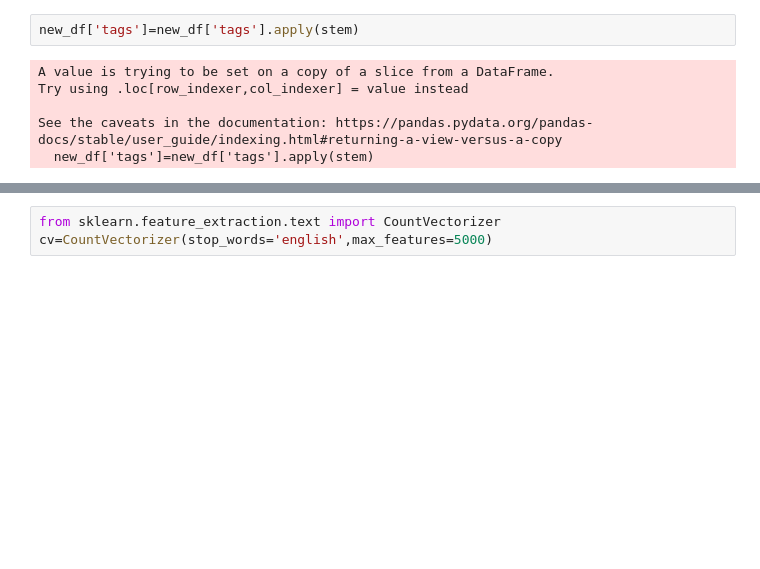
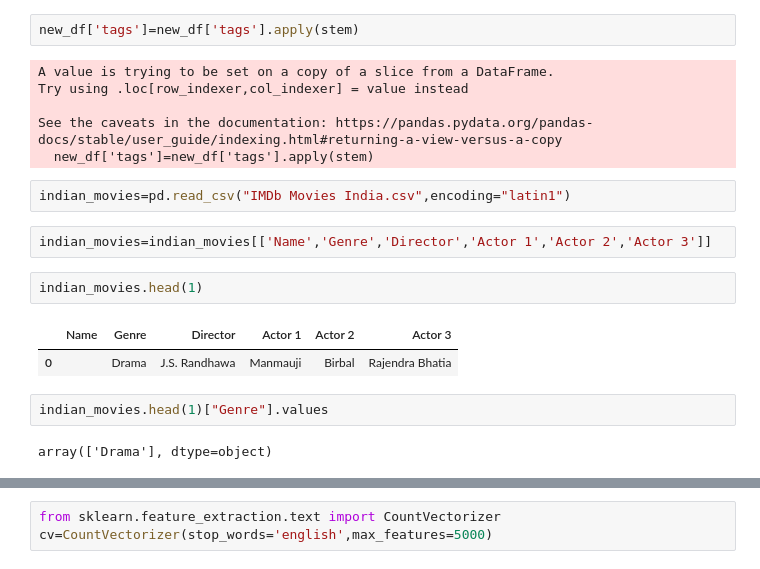
Before and after one commit to rida7-crypto/movie-recommender-system, a Jupyter notebook: movie-recommender-system.ipynb, the cells around one changed output, grey strips where cells are left out. Cells and saved outputs as stored; diff of their text form; blank space fills up the shorter version.

```diff
--- a/movie-recommender-system.ipynb
+++ b/movie-recommender-system.ipynb
@@ -323,3 +323,16 @@ Try using .loc[row_indexer,col_indexer] = value instead
 
 See the caveats in the documentation: https://pandas.pydata.org/pandas-docs/stable/user_guide/indexing.html#returning-a-view-versus-a-copy
   new_df['tags']=new_df['tags'].apply(stem)
+# %%
+indian_movies=pd.read_csv("IMDb Movies India.csv",encoding="latin1")
+# %%
+indian_movies=indian_movies[['Name','Genre','Director','Actor 1','Actor 2','Actor 3']]
+# %%
+indian_movies.head(1)
+# %% [output]
+|  | Name | Genre | Director | Actor 1 | Actor 2 | Actor 3 |
+| 0 |  | Drama | J.S. Randhawa | Manmauji | Birbal | Rajendra Bhatia |
+# %%
+indian_movies.head(1)["Genre"].values
+# %% [output]
+array(['Drama'], dtype=object)
```
Also changed, not shown: parts of 36 cells of this notebook, 1 other file.
